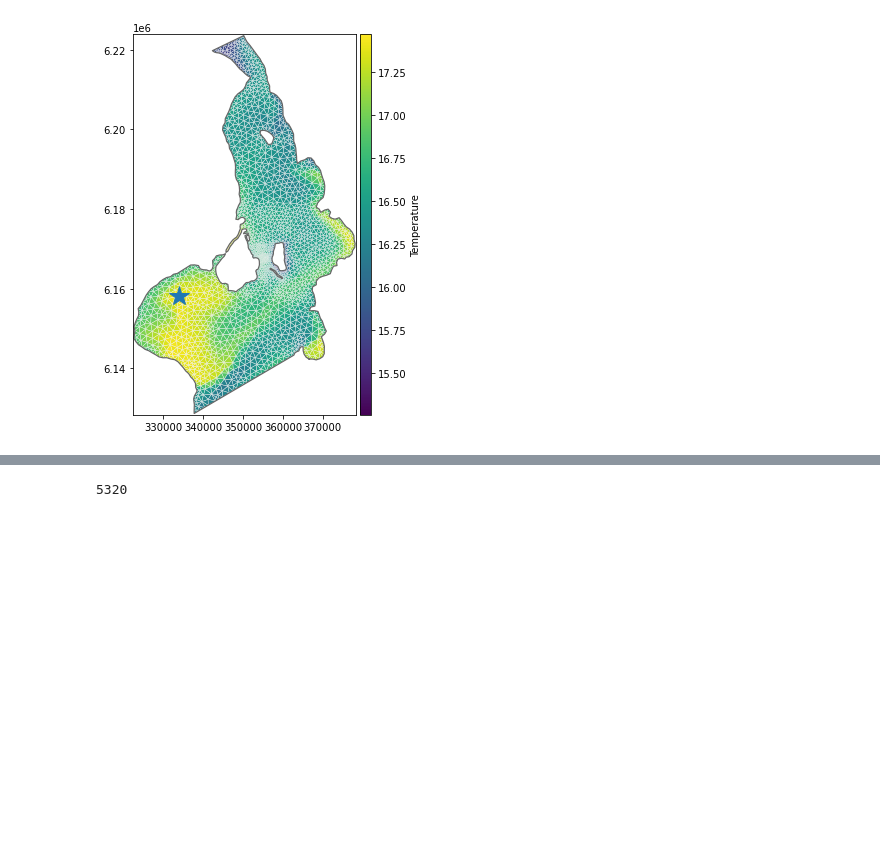
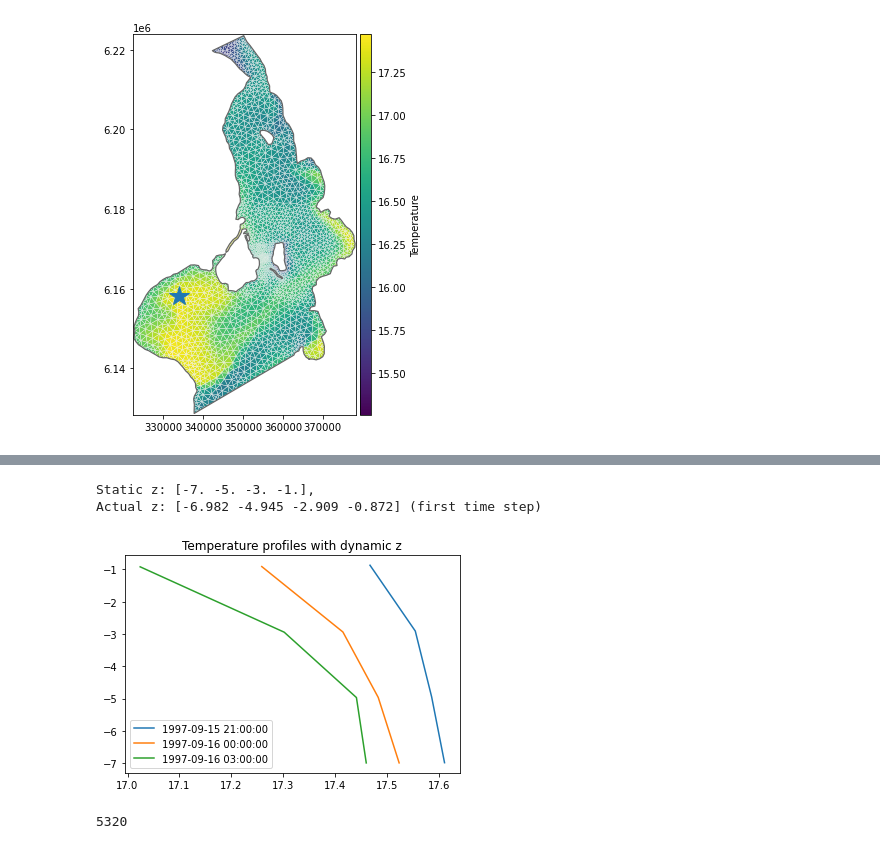
Before and after one commit to DHI/mikeio, a Jupyter notebook: notebooks/Dfsu - 3D sigma-z.ipynb, the cells around one changed output, grey strips where cells are left out. Saved outputs shown, nothing was run; the diff lists cells and outputs as text; code cells hidden in the pictures; blank space fills up the shorter version.

```diff
--- a/notebooks/Dfsu - 3D sigma-z.ipynb
+++ b/notebooks/Dfsu - 3D sigma-z.ipynb
@@ -104 +110,16 @@ for timestep in range(len(ds_profile.time)):
+# %%
+ec_dyn = dfs.get_element_coordinates(elements=elem_ids, zn=ds_dyn['Z coordinate'][0,:])
+ze_dyn = ec_dyn[:,2]
+print(f"Static z: {z_profile}, \nActual z: {ze_dyn.round(3)} (first time step)")
+# %% [output]
+Static z: [-7. -5. -3. -1.],
+Actual z: [-6.982 -4.945 -2.909 -0.872] (first time step)
+# %%
+for timestep in range(len(ds_dyn.time)):
+    ec_dyn = dfs.get_element_coordinates(elements=elem_ids, zn=ds_dyn['Z coordinate'][timestep,:])
+    plt.plot(ds_dyn['Temperature'][timestep, :],ec_dyn[:,2], label=f"{ds.time[timestep]}")
+plt.title("Temperature profiles with dynamic z")
+plt.legend();
+# %% [output]
+[figure, added]
 # %%
```
Also changed, not shown: parts of 6 cells of this notebook.
